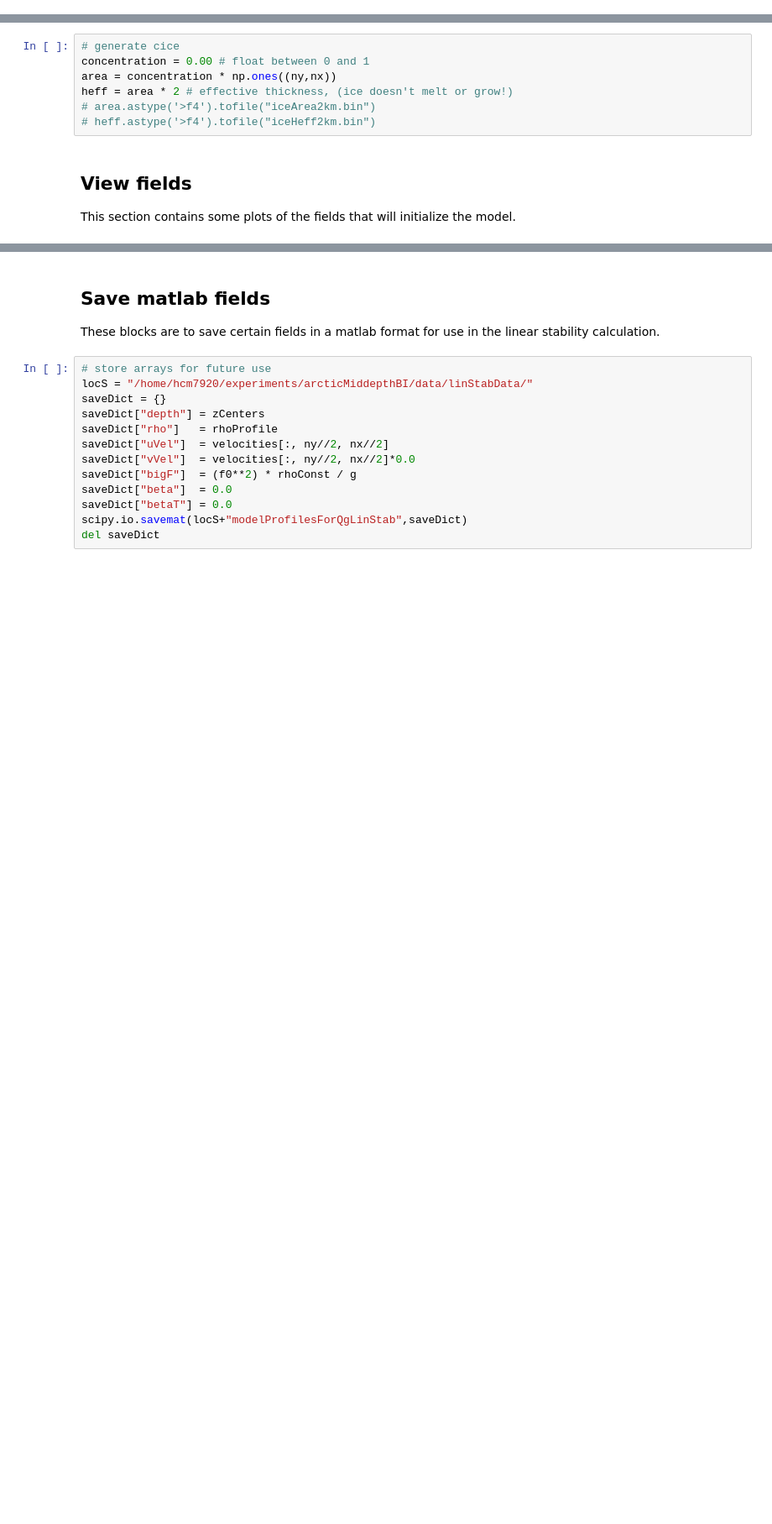
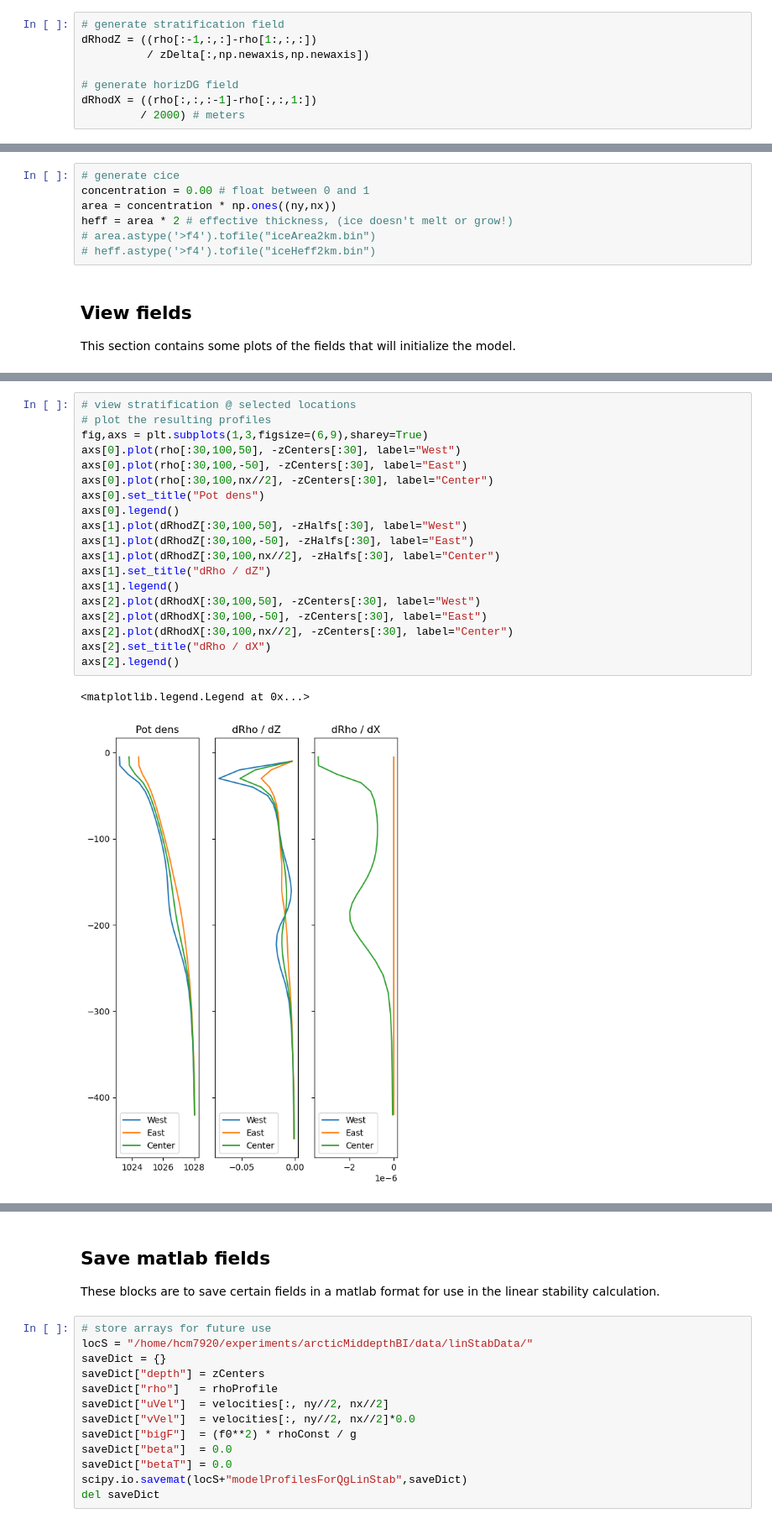
Before and after one commit to hmason13/ArcticMiddepthBI, a Jupyter notebook: analysis/modelInitializationDemo.ipynb, the cells around one changed output, grey strips where cells are left out. Shown: that part at 84% size. Drawn from its saved outputs; the diff is of its cells as text; blank space fills up the shorter version.

```diff
--- a/analysis/modelInitializationDemo.ipynb
+++ b/analysis/modelInitializationDemo.ipynb
@@ -195,6 +208,14 @@ horizDGHalfs = np.sqrt(zonalDGHalfs**2 + meridDGHalfs**2)
 # generate density field
 rho  = np.ones((nz,ny,nx))*(rhoProfile[:,np.newaxis,np.newaxis] # for reshaping purposes
        +(horizDG[:,np.newaxis,np.newaxis]*func[np.newaxis,np.newaxis,:]))
+# %%
+# generate stratification field
+dRhodZ = ((rho[:-1,:,:]-rho[1:,:,:])
+          / zDelta[:,np.newaxis,np.newaxis])
+
+# generate horizDG field
+dRhodX = ((rho[:,:,:-1]-rho[:,:,1:])
+         / 2000) # meters
 # %%
 # save u:
 u = np.zeros((nz,ny,nx))
@@ -272,3 +293,25 @@ Text(0.5, 1.0, '$\\mathrm{kg}/\\mathrm{m}^3$')
+# %%
+# view stratification @ selected locations
+# plot the resulting profiles
+fig,axs = plt.subplots(1,3,figsize=(6,9),sharey=True)
+axs[0].plot(rho[:30,100,50], -zCenters[:30], label="West")
+axs[0].plot(rho[:30,100,-50], -zCenters[:30], label="East")
+axs[0].plot(rho[:30,100,nx//2], -zCenters[:30], label="Center")
+axs[0].set_title("Pot dens")
+axs[0].legend()
+axs[1].plot(dRhodZ[:30,100,50], -zHalfs[:30], label="West")
+axs[1].plot(dRhodZ[:30,100,-50], -zHalfs[:30], label="East")
+axs[1].plot(dRhodZ[:30,100,nx//2], -zHalfs[:30], label="Center")
+axs[1].set_title("dRho / dZ")
+axs[1].legend()
+axs[2].plot(dRhodX[:30,100,50], -zCenters[:30], label="West")
+axs[2].plot(dRhodX[:30,100,-50], -zCenters[:30], label="East")
+axs[2].plot(dRhodX[:30,100,nx//2], -zCenters[:30], label="Center")
+axs[2].set_title("dRho / dX")
+axs[2].legend()
+# %% [output]
+<matplotlib.legend.Legend at 0x...>
+[figure, added]
 # %%
 # view velocity field
 plt.figure(figsize=(8,8))
```
Also changed, not shown: parts of 5 cells of this notebook, 42 other files.
